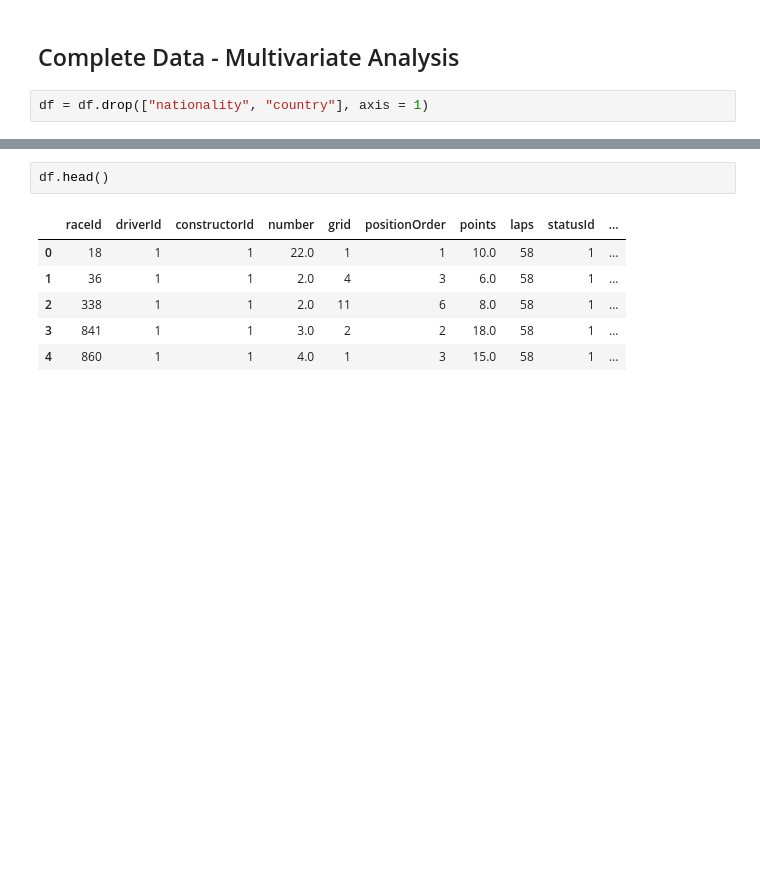
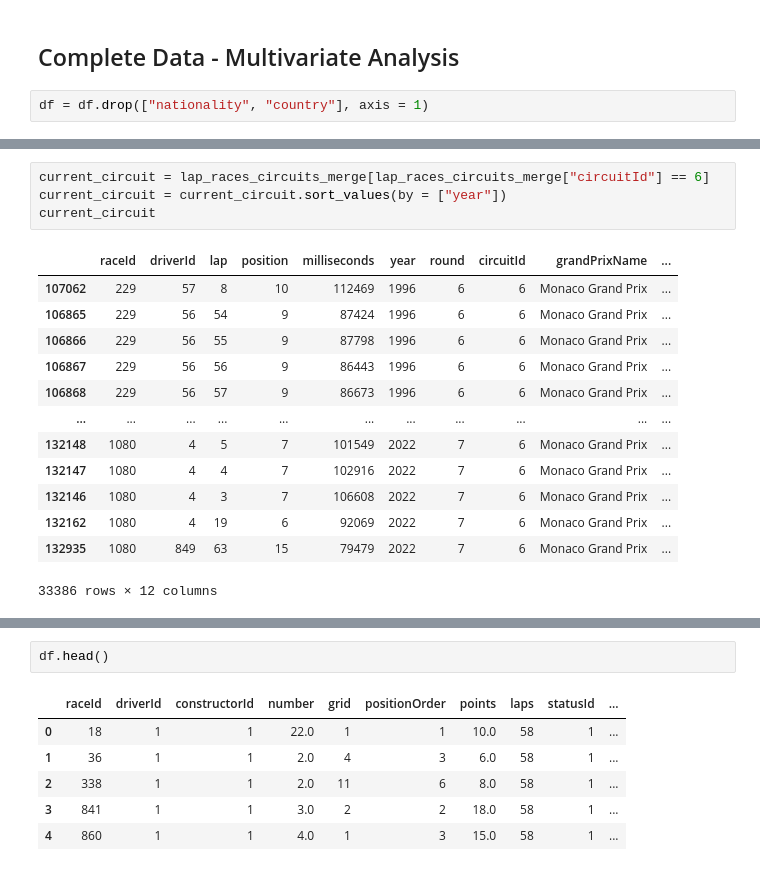
Before and after one commit to fberrosp/F1---EDA---Grand-Prix-Analysis, a Jupyter notebook: f1-eda-grand-prix-analysis.ipynb, the cells around one changed output, grey strips where cells are left out. Saved outputs shown, nothing was run; the diff lists cells and outputs as text; blank space fills up the shorter version.

```diff
--- a/f1-eda-grand-prix-analysis.ipynb
+++ b/f1-eda-grand-prix-analysis.ipynb
@@ -330,0 +441,18 @@ df = df.drop(["nationality", "country"], axis = 1)
+# %%
+current_circuit = lap_races_circuits_merge[lap_races_circuits_merge["circuitId"] == 6]
+current_circuit = current_circuit.sort_values(by = ["year"])
+current_circuit
+# %% [output]
+|  | raceId | driverId | lap | position | milliseconds | year | round | circuitId | grandPrixName | ... |
+| 107062 | 229 | 57 | 8 | 10 | 112469 | 1996 | 6 | 6 | Monaco Grand Prix | ... |
+| 106865 | 229 | 56 | 54 | 9 | 87424 | 1996 | 6 | 6 | Monaco Grand Prix | ... |
+| 106866 | 229 | 56 | 55 | 9 | 87798 | 1996 | 6 | 6 | Monaco Grand Prix | ... |
+| 106867 | 229 | 56 | 56 | 9 | 86443 | 1996 | 6 | 6 | Monaco Grand Prix | ... |
+| 106868 | 229 | 56 | 57 | 9 | 86673 | 1996 | 6 | 6 | Monaco Grand Prix | ... |
+| ... | ... | ... | ... | ... | ... | ... | ... | ... | ... | ... |
+| 132148 | 1080 | 4 | 5 | 7 | 101549 | 2022 | 7 | 6 | Monaco Grand Prix | ... |
+| 132147 | 1080 | 4 | 4 | 7 | 102916 | 2022 | 7 | 6 | Monaco Grand Prix | ... |
+| 132146 | 1080 | 4 | 3 | 7 | 106608 | 2022 | 7 | 6 | Monaco Grand Prix | ... |
+| 132162 | 1080 | 4 | 19 | 6 | 92069 | 2022 | 7 | 6 | Monaco Grand Prix | ... |
+| 132935 | 1080 | 849 | 63 | 15 | 79479 | 2022 | 7 | 6 | Monaco Grand Prix | ... |
+33386 rows × 12 columns
```
Also changed, not shown: parts of 45 cells of this notebook.
